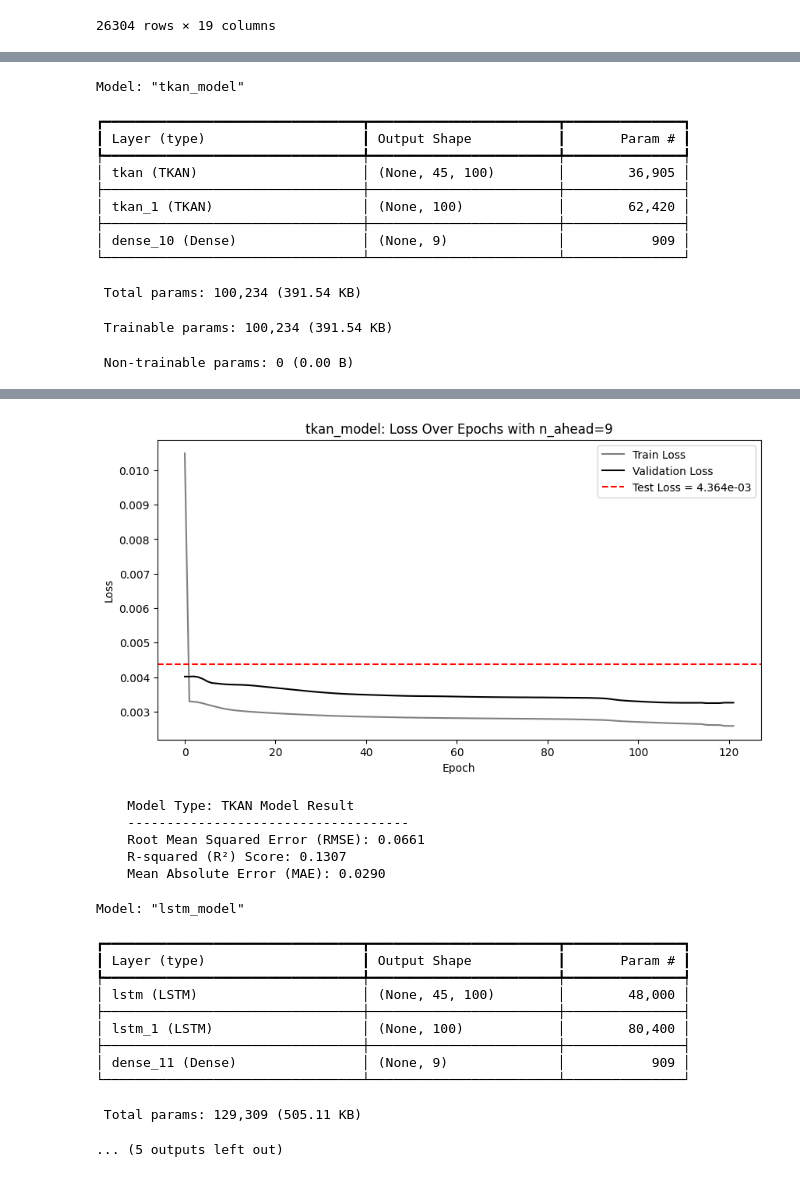
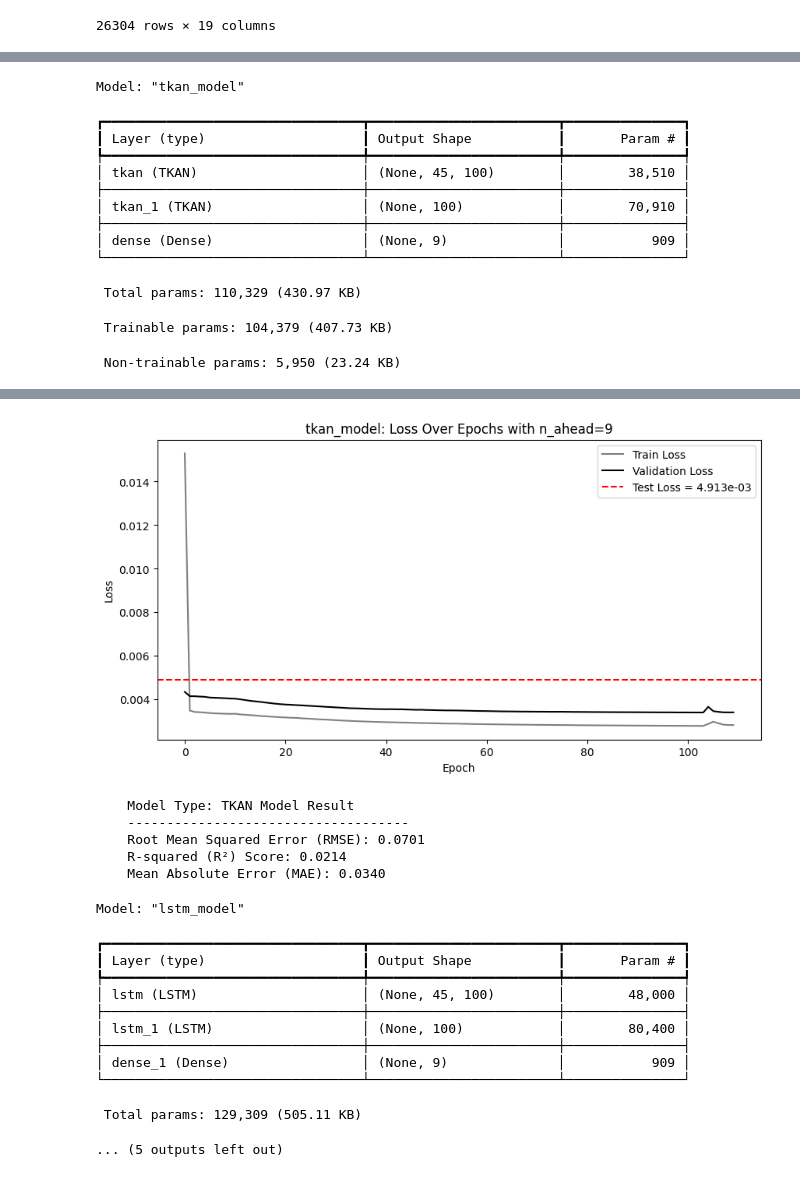
Before and after one commit to remigenet/TKAN, a Jupyter notebook: examples/simple_example.ipynb, the cells around one changed output, grey strips where cells are left out. Drawn from its saved outputs; the diff is of its cells as text; code cells hidden in the pictures.

```diff
--- a/examples/simple_example.ipynb
+++ b/examples/simple_example.ipynb
@@ -172,8 +194,8 @@ X_scaler, X_train, X_test, X_train_unscaled, X_test_unscaled, y_scaler, y_train,
 
 tkan_model = tf.keras.Sequential([
     tf.keras.layers.InputLayer(input_shape=X_train.shape[1:]),
-    TKAN(100, tkan_activations=[BSplineActivation() for _ in range(5)], return_sequences=True),  # Here tkan_activations can be left empty (in that case only one BSplineActivation), BSplineActivation default order is 3 but you can change it like [BSplineActivation(i) for i in range(5)] for example
-    TKAN(100, tkan_activations=[BSplineActivation() for _ in range(5)], return_sequences=False), # But you can put any activation function from standard tensorflow or custom (any callable in fact), it should just be putted in a list
+    TKAN(100, tkan_activations=[i for i in range(5)], return_sequences=True),
+    TKAN(100, tkan_activations=[i for i in range(5)], return_sequences=False),
     tf.keras.layers.Dense(y_train.shape[1], activation='linear'),
 ], name = 'tkan_model')
 
@@ -207,13 +229,13 @@ Model: "tkan_model"
 ┏━━━━━━━━━━━━━━━━━━━━━━━━━━━━━━━━━┳━━━━━━━━━━━━━━━━━━━━━━━━┳━━━━━━━━━━━━━━━┓
 ┃ Layer (type)                    ┃ Output Shape           ┃       Param # ┃
 ┡━━━━━━━━━━━━━━━━━━━━━━━━━━━━━━━━━╇━━━━━━━━━━━━━━━━━━━━━━━━╇━━━━━━━━━━━━━━━┩
-│ tkan (TKAN)                     │ (None, 45, 100)        │        36,905 │
+│ tkan (TKAN)                     │ (None, 45, 100)        │        38,510 │
 ├─────────────────────────────────┼────────────────────────┼───────────────┤
-│ tkan_1 (TKAN)                   │ (None, 100)            │        62,420 │
+│ tkan_1 (TKAN)                   │ (None, 100)            │        70,910 │
 ├─────────────────────────────────┼────────────────────────┼───────────────┤
-│ dense_10 (Dense)                │ (None, 9)              │           909 │
+│ dense (Dense)                   │ (None, 9)              │           909 │
 └─────────────────────────────────┴────────────────────────┴───────────────┘
- Total params: 100,234 (391.54 KB)
+ Total params: 110,329 (430.97 KB)
- Trainable params: 100,234 (391.54 KB)
+ Trainable params: 104,379 (407.73 KB)
- Non-trainable params: 0 (0.00 B)
+ Non-trainable params: 5,950 (23.24 KB)
 Epoch 1/1000
@@ -236,9 +258,9 @@ Epoch 122/1000
-[figure, old version]
+[figure, new version]
     Model Type: TKAN Model Result
     ------------------------------------
-    Root Mean Squared Error (RMSE): 0.0661
-    R-squared (R²) Score: 0.1307
-    Mean Absolute Error (MAE): 0.0290
+    Root Mean Squared Error (RMSE): 0.0701
+    R-squared (R²) Score: 0.0214
+    Mean Absolute Error (MAE): 0.0340
 Model: "lstm_model"
 ┏━━━━━━━━━━━━━━━━━━━━━━━━━━━━━━━━━┳━━━━━━━━━━━━━━━━━━━━━━━━┳━━━━━━━━━━━━━━━┓
 ┃ Layer (type)                    ┃ Output Shape           ┃       Param # ┃
@@ -247,7 +269,7 @@ Model: "lstm_model"
 ├─────────────────────────────────┼────────────────────────┼───────────────┤
 │ lstm_1 (LSTM)                   │ (None, 100)            │        80,400 │
 ├─────────────────────────────────┼────────────────────────┼───────────────┤
-│ dense_11 (Dense)                │ (None, 9)              │           909 │
+│ dense_1 (Dense)                 │ (None, 9)              │           909 │
 └─────────────────────────────────┴────────────────────────┴───────────────┘
  Total params: 129,309 (505.11 KB)
 ... (5 outputs left out)
```
Also changed, not shown: parts of 3 cells of this notebook, 6 other files.
